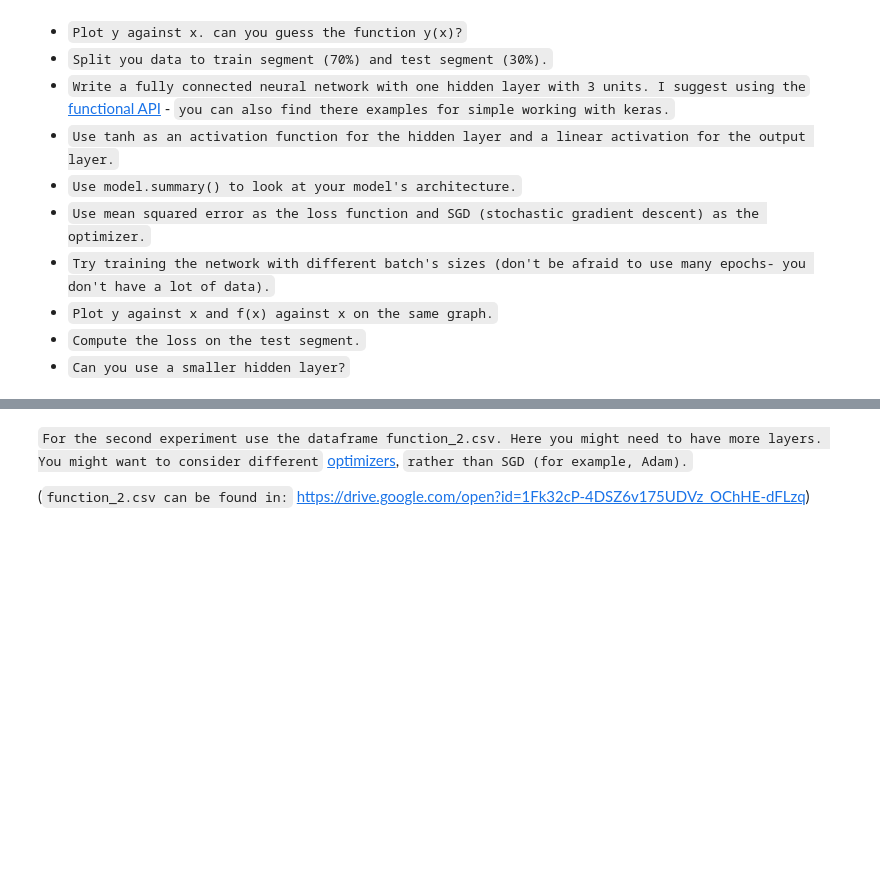
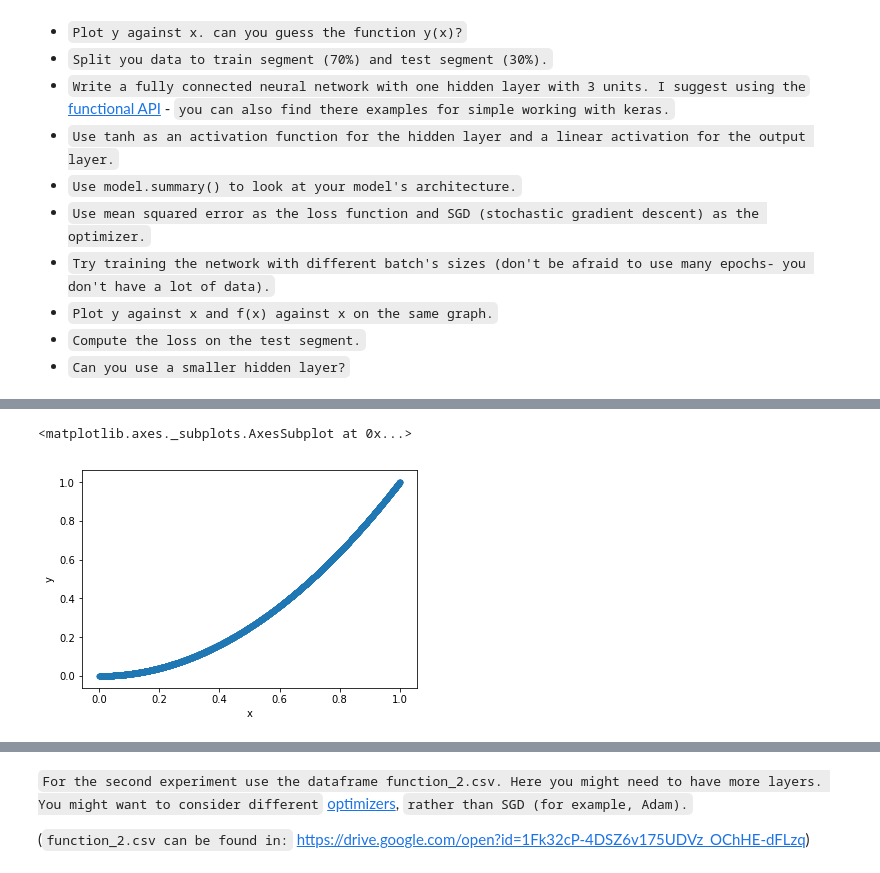
Before and after one commit to azranmelody/data-science-study, a Jupyter notebook: course-lotem/ex6/going deeper.ipynb, the cells around one changed output, grey strips where cells are left out. Cells and saved outputs as stored; diff of their text form; code cells hidden in the pictures; blank space fills up the shorter version.

```diff
--- a/course-lotem/ex6/going deeper.ipynb
+++ b/course-lotem/ex6/going deeper.ipynb
@@ -30,0 +33,7 @@ import matplotlib.pyplot as plt
+# %%
+df = pd.read_csv('function_1.csv')
+# %%
+df.plot.scatter('x','y') # i guess the function is something like |x^2|
+# %% [output]
+<matplotlib.axes._subplots.AxesSubplot at 0x...>
+[figure, added]
```
Also changed, not shown: parts of 40 cells of this notebook, 5 other files.
